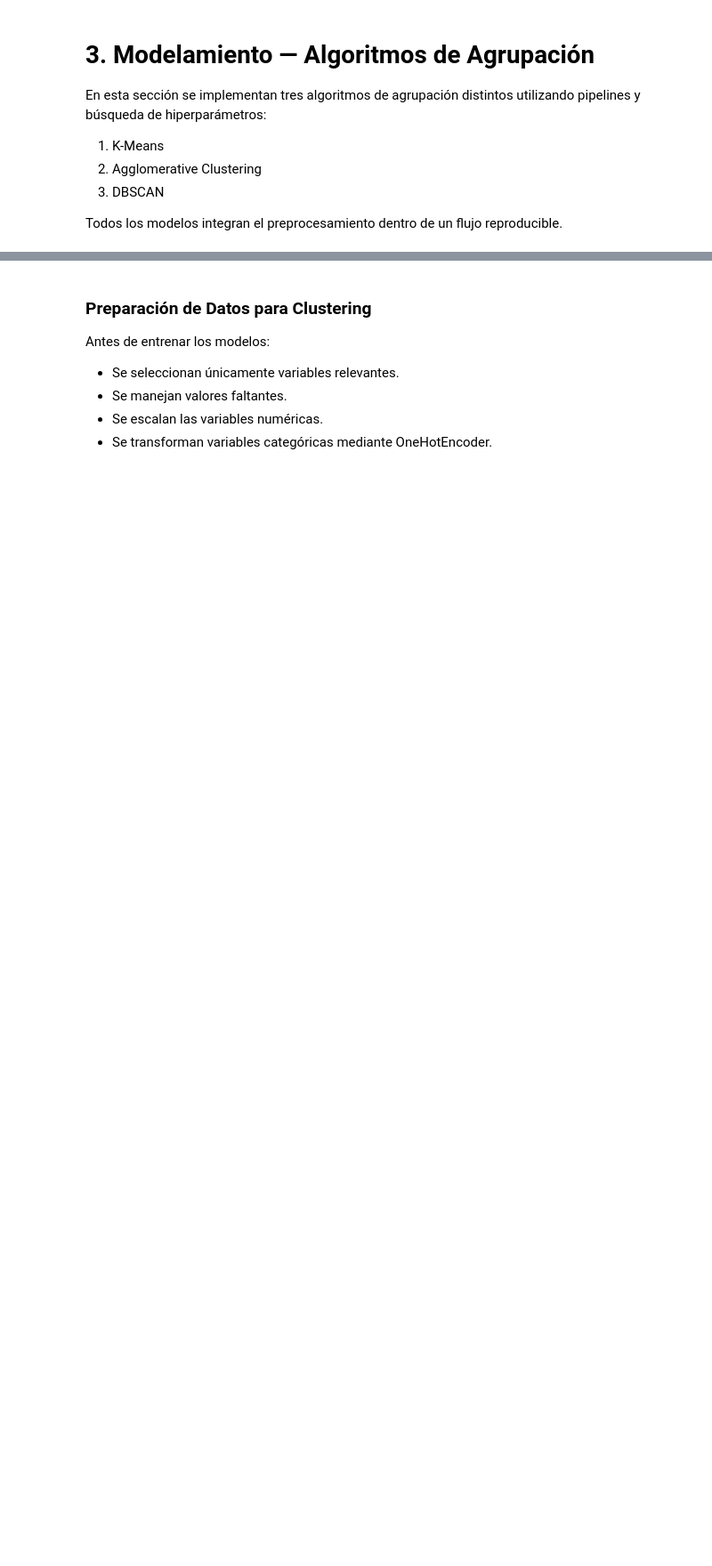
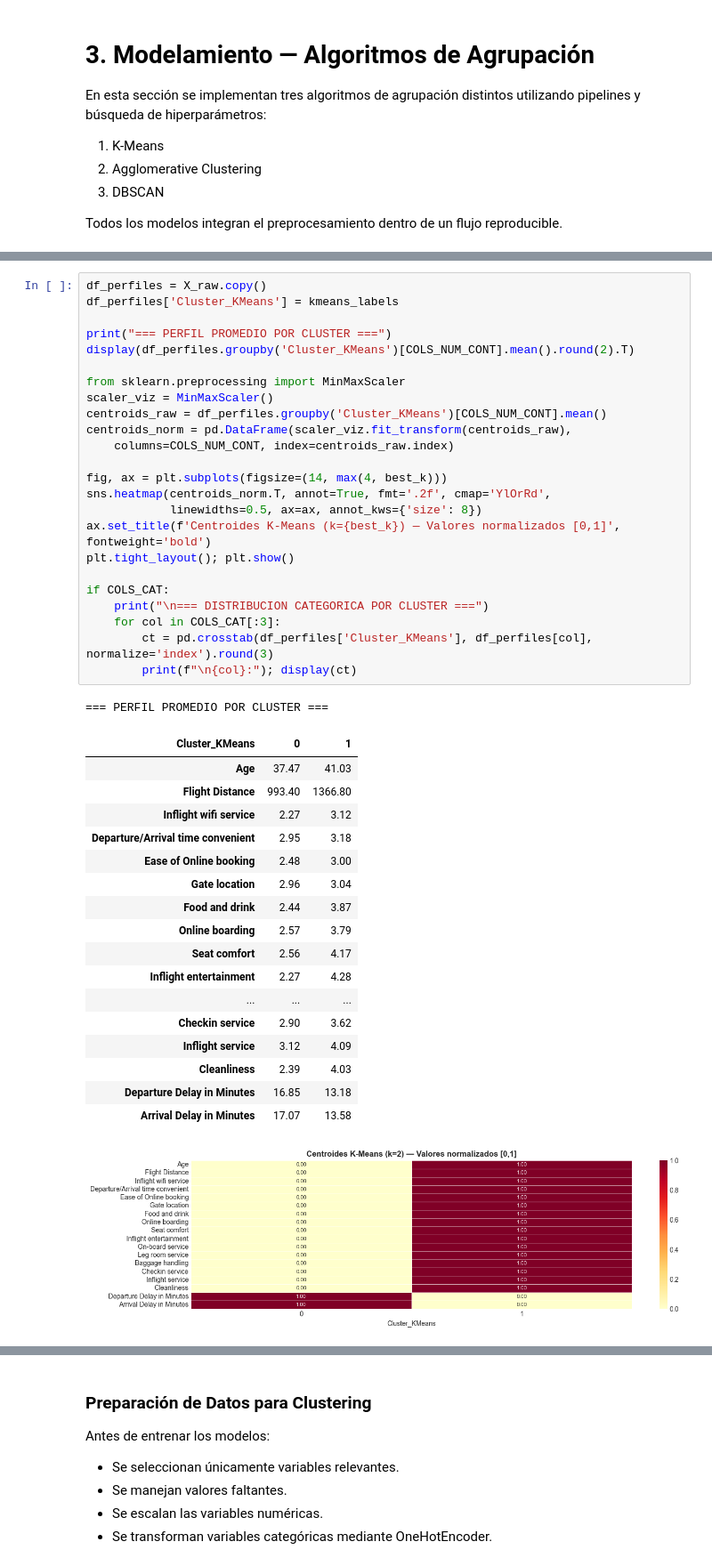
Before and after one commit to aspd-2501/Lab4-AM, a Jupyter notebook: Lab4.ipynb, the cells around one changed output, grey strips where cells are left out. Shown at 89% size. Cells and saved outputs as stored; diff of their text form; blank space fills up the shorter version.

```diff
--- a/Lab4.ipynb
+++ b/Lab4.ipynb
@@ -499,0 +768,44 @@ Todos los modelos integran el preprocesamiento dentro de un flujo reproducible.
+# %%
+df_perfiles = X_raw.copy()
+df_perfiles['Cluster_KMeans'] = kmeans_labels
+
+print("=== PERFIL PROMEDIO POR CLUSTER ===")
+display(df_perfiles.groupby('Cluster_KMeans')[COLS_NUM_CONT].mean().round(2).T)
+
+from sklearn.preprocessing import MinMaxScaler
+scaler_viz = MinMaxScaler()
+centroids_raw = df_perfiles.groupby('Cluster_KMeans')[COLS_NUM_CONT].mean()
+centroids_norm = pd.DataFrame(scaler_viz.fit_transform(centroids_raw),
+    columns=COLS_NUM_CONT, index=centroids_raw.index)
+
+fig, ax = plt.subplots(figsize=(14, max(4, best_k)))
+sns.heatmap(centroids_norm.T, annot=True, fmt='.2f', cmap='YlOrRd',
+            linewidths=0.5, ax=ax, annot_kws={'size': 8})
+ax.set_title(f'Centroides K-Means (k={best_k}) — Valores normalizados [0,1]', fontweight='bold')
+plt.tight_layout(); plt.show()
+
+if COLS_CAT:
+    print("\n=== DISTRIBUCION CATEGORICA POR CLUSTER ===")
+    for col in COLS_CAT[:3]:
+        ct = pd.crosstab(df_perfiles['Cluster_KMeans'], df_perfiles[col], normalize='index').round(3)
+        print(f"\n{col}:"); display(ct)
+# %% [output]
+=== PERFIL PROMEDIO POR CLUSTER ===
+| Cluster_KMeans | 0 | 1 |
+| Age | 37.47 | 41.03 |
+| Flight Distance | 993.40 | 1366.80 |
+| Inflight wifi service | 2.27 | 3.12 |
+| Departure/Arrival time convenient | 2.95 | 3.18 |
+| Ease of Online booking | 2.48 | 3.00 |
+| Gate location | 2.96 | 3.04 |
+| Food and drink | 2.44 | 3.87 |
+| Online boarding | 2.57 | 3.79 |
+| Seat comfort | 2.56 | 4.17 |
+| Inflight entertainment | 2.27 | 4.28 |
+| ... | ... | ... |
+| Checkin service | 2.90 | 3.62 |
+| Inflight service | 3.12 | 4.09 |
+| Cleanliness | 2.39 | 4.03 |
+| Departure Delay in Minutes | 16.85 | 13.18 |
+| Arrival Delay in Minutes | 17.07 | 13.58 |
+[figure, added]
```
Also changed, not shown: parts of 83 cells of this notebook.
